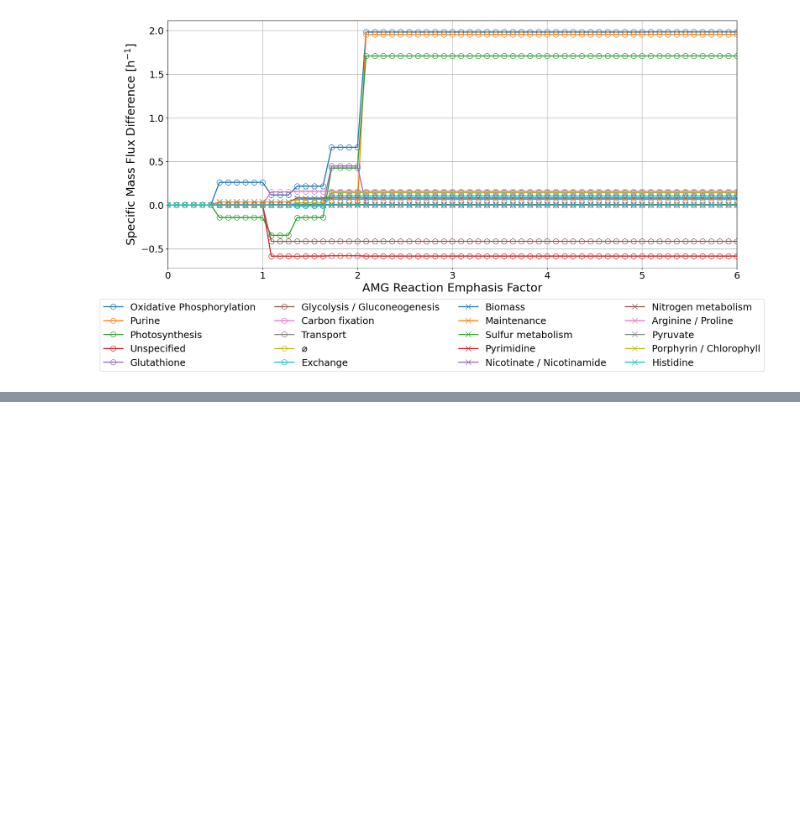
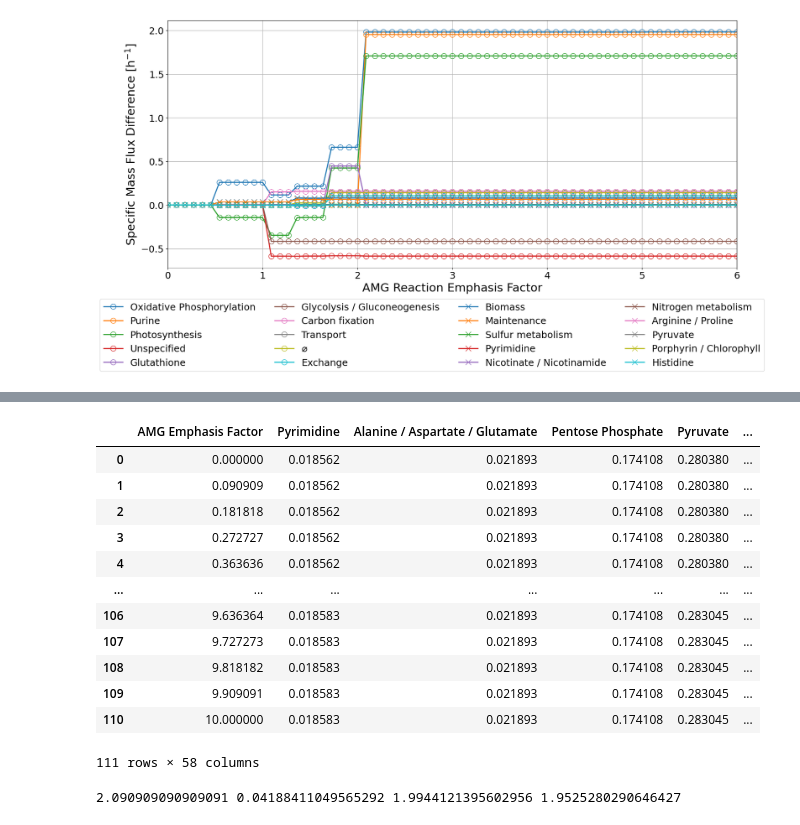
Before and after one commit to NWBRaVE/p-hm2-amgs-in-med4, a Jupyter notebook: emphasis_factor.ipynb, the cells around one changed output, grey strips where cells are left out. Cells and saved outputs as stored; diff of their text form; code cells hidden in the pictures; blank space fills up the shorter version.

Commit message:
print max subsystem flux differences

```diff
--- a/emphasis_factor.ipynb
+++ b/emphasis_factor.ipynb
@@ -373,0 +434,25 @@ plt.show()
+# %%
+sys_i
+# %% [output]
+|  | AMG Emphasis Factor | Pyrimidine | Alanine / Aspartate / Glutamate | Pentose Phosphate | Pyruvate | ... |
+| 0 | 0.000000 | 0.018562 | 0.021893 | 0.174108 | 0.280380 | ... |
+| 1 | 0.090909 | 0.018562 | 0.021893 | 0.174108 | 0.280380 | ... |
+| 2 | 0.181818 | 0.018562 | 0.021893 | 0.174108 | 0.280380 | ... |
+| 3 | 0.272727 | 0.018562 | 0.021893 | 0.174108 | 0.280380 | ... |
+| 4 | 0.363636 | 0.018562 | 0.021893 | 0.174108 | 0.280380 | ... |
+| ... | ... | ... | ... | ... | ... | ... |
+| 106 | 9.636364 | 0.018583 | 0.021893 | 0.174108 | 0.283045 | ... |
+| 107 | 9.727273 | 0.018583 | 0.021893 | 0.174108 | 0.283045 | ... |
+| 108 | 9.818182 | 0.018583 | 0.021893 | 0.174108 | 0.283045 | ... |
+| 109 | 9.909091 | 0.018583 | 0.021893 | 0.174108 | 0.283045 | ... |
+| 110 | 10.000000 | 0.018583 | 0.021893 | 0.174108 | 0.283045 | ... |
+111 rows × 58 columns
+# %%
+print(
+    sys_i.iloc[23]["AMG Emphasis Factor"],
+    sys_h.iloc[23]["Purine"],
+    sys_i.iloc[23]["Purine"],
+    sys_i.iloc[23]["Purine"] - sys_h.iloc[23]["Purine"],
+)
+# %% [output]
+2.090909090909091 0.04188411049565292 1.9944121395602956 1.9525280290646427
```
Also changed, not shown: parts of 4 cells of this notebook.
